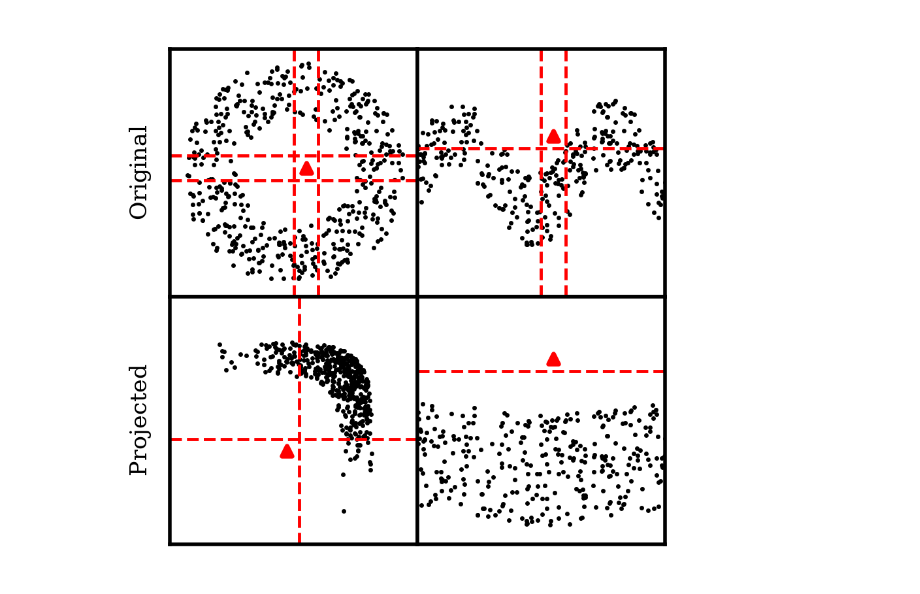
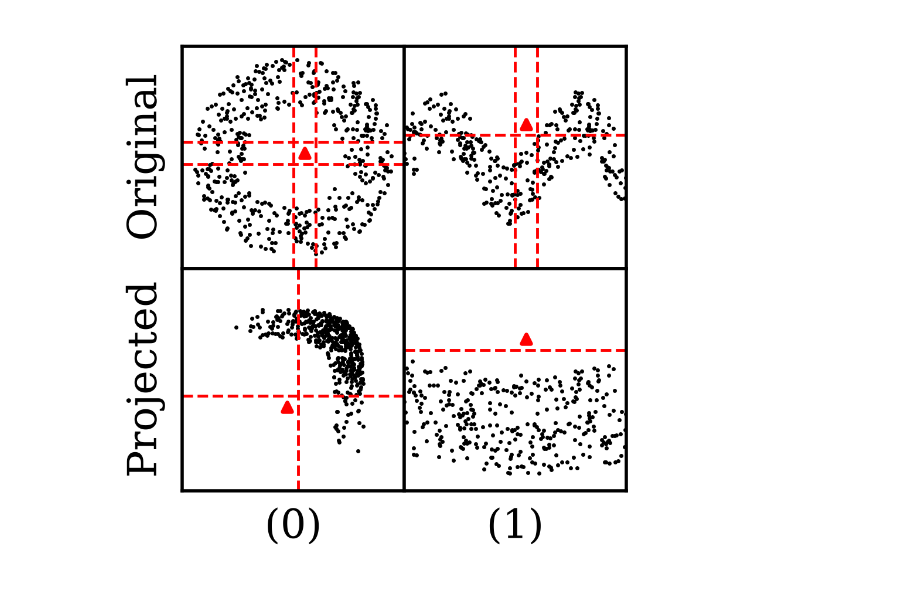
Before and after one commit to BradADDay/EuclidAnomalyDetection, a Jupyter notebook: DataExploration/BadDataExamples.ipynb, the cells around one changed output. Saved outputs shown, nothing was run; the diff lists cells and outputs as text; code cells hidden in the pictures.

```diff
--- a/DataExploration/BadDataExamples.ipynb
+++ b/DataExploration/BadDataExamples.ipynb
@@ -8,7 +8,7 @@ cm = 0.3937008
 mpl.rcParams["figure.dpi"] = 500
 mpl.rcParams["figure.figsize"] = np.array((8*cm, 5*cm))
 # mpl.rcParams["lines.linewidth"] = 0.2
-mpl.rcParams["font.size"] = 5
+mpl.rcParams["font.size"] = 10
 mpl.rcParams["font.family"] = "serif"
 mpl.rcParams["errorbar.capthick"] = 0.2
 mpl.rcParams["errorbar.capsize"] = 0.5
@@ -18,72 +18,53 @@ x = np.random.uniform(0, 1, 1000)
 y = np.random.uniform(0, 1, 1000)
 # %%
 fig, axs = plt.subplots(2, 2, sharex=True, sharey=True)
+
+for i in [0,1]:
+    for j in [0,1]:
+        axs[i,j].set_aspect("equal")
+        axs[i,j].set_xlim(0,1)
+        axs[i,j].set_ylim(0,1)
+        axs[i,j].set_yticks([])
+        axs[i,j].set_xticks([])
 
 s=1
 
 condition1 = (x-0.5)**2 + (y-0.5)**2 > 0.05
 condition2 = (x-0.5)**2 + (y-0.5)**2 < 0.2
 
 cond = condition1 & condition2
 
 axs[0,0].scatter(x[cond], y[cond], s=s, c="k", lw=0)
-axs[0,0].set_aspect("equal")
-axs[0,0].set_xlim(0,1)
-axs[0,0].set_ylim(0,1)
-axs[0,0].set_yticks([])
-axs[0,0].set_xticks([])
+
 axs[0,0].scatter(0.55, 0.52, c="r", marker="^", s=5)
 axs[0,0].vlines([0.5, 0.6], 0, 1, linestyle="--", lw=0.7, color="r")
 axs[0,0].hlines([0.47, 0.57], 0, 1, linestyle="--", lw=0.7, color="r")
 axs[0,0].set_ylabel("Original")
+
+axs[1,0].scatter(abs(x[cond]-0.5)**(1/4), abs(y[cond]-0.5)**(1/4), s=s, c="k", lw=0)
+axs[1,0].scatter(abs(0.55-0.5)**(1/4), abs(0.52-0.5)**(1/4), c="r", marker="^", s=5)
+axs[1,0].vlines([abs(0.55-0.5)**(1/4)+0.05], 0, 1, linestyle="--", lw=0.7, color="r")
+axs[1,0].hlines([abs(0.52-0.5)**(1/4)+0.05], 0, 1, linestyle="--", lw=0.7, color="r")
+axs[1,0].set_ylabel("Projected")
+axs[1,0].set_xlabel("(0)")
 
 condition1 = y > 0.15*np.sin(10*x)+0.35
 condition2 = y < 0.15*np.sin(10*x)+0.65
 
 cond = condition1 & condition2
 
 axs[0,1].scatter(x[cond], y[cond], s=s, c="k", lw=0)
-axs[0,1].set_aspect("equal")
-axs[0,1].set_xlim(0,1)
-axs[0,1].set_ylim(0,1)
-axs[0,1].set_yticks([])
-axs[0,1].set_xticks([])
 axs[0,1].scatter(0.55, 0.65, c="r", marker="^", s=5)
 axs[0,1].vlines([0.5, 0.6], 0, 1, linestyle="--", lw=0.7, color="r")
 axs[0,1].hlines([0.6], 0, 1, linestyle="--", lw=0.7, color="r")
 
-condition1 = (x-0.5)**2 + (y-0.5)**2 > 0.05
-condition2 = (x-0.5)**2 + (y-0.5)**2 < 0.2
-
-cond = condition1 & condition2
-
-axs[1,0].scatter(abs(x[cond]-0.5)**(1/4), abs(y[cond]-0.5)**(1/4), s=s, c="k", lw=0)
-axs[1,0].set_aspect("equal")
-axs[1,0].set_xlim(0,1)
-axs[1,0].set_ylim(0,1)
-axs[1,0].set_yticks([])
-axs[1,0].set_xticks([])
-axs[1,0].scatter(abs(0.55-0.5)**(1/4), abs(0.52-0.5)**(1/4), c="r", marker="^", s=5)
-axs[1,0].vlines([abs(0.55-0.5)**(1/4)+0.05], 0, 1, linestyle="--", lw=0.7, color="r")
-axs[1,0].hlines([abs(0.52-0.5)**(1/4)+0.05], 0, 1, linestyle="--", lw=0.7, color="r")
-axs[1,0].set_ylabel("Projected")
-
-condition1 = y > 0.15*np.sin(10*x)+0.35
-condition2 = y < 0.15*np.sin(10*x)+0.65
-
-cond = condition1 & condition2
-
 axs[1,1].scatter(x[cond], 1.5*(y[cond]-0.15*np.sin(10*x[cond])-0.25-0.05*np.sin(3*x[cond])), s=s, c="k", lw=0)
-axs[1,1].set_aspect("equal")
-axs[1,1].set_xlim(0,1)
-axs[1,1].set_ylim(0,1)
-axs[1,1].set_yticks([])
-axs[1,1].set_xticks([])
-axs[1,1].scatter(0.55, 0.75, c="r", marker="^", s=5)
-axs[1,1].hlines([0.7], 0, 1, linestyle="--", lw=0.7, color="r")
+axs[1,1].scatter(0.55, 1.5*(0.65-0.15*np.sin(10*0.55)-0.25-0.05*np.sin(3*0.55)), c="r", marker="^", s=5)
+axs[1,1].hlines([1.5*(0.65-0.15*np.sin(10*0.55)-0.25-0.05*np.sin(3*0.55))-0.05], 0, 1, linestyle="--", lw=0.7, color="r")
+axs[1,1].set_xlabel("(1)")
 
 fig.subplots_adjust(wspace=-0.55)
 fig.subplots_adjust(hspace=0.)
 # %% [output]
-[figure, old version]
+[figure, new version]
 # %%
```
Also changed, not shown: parts of 1 cell of this notebook, 1 other file.
